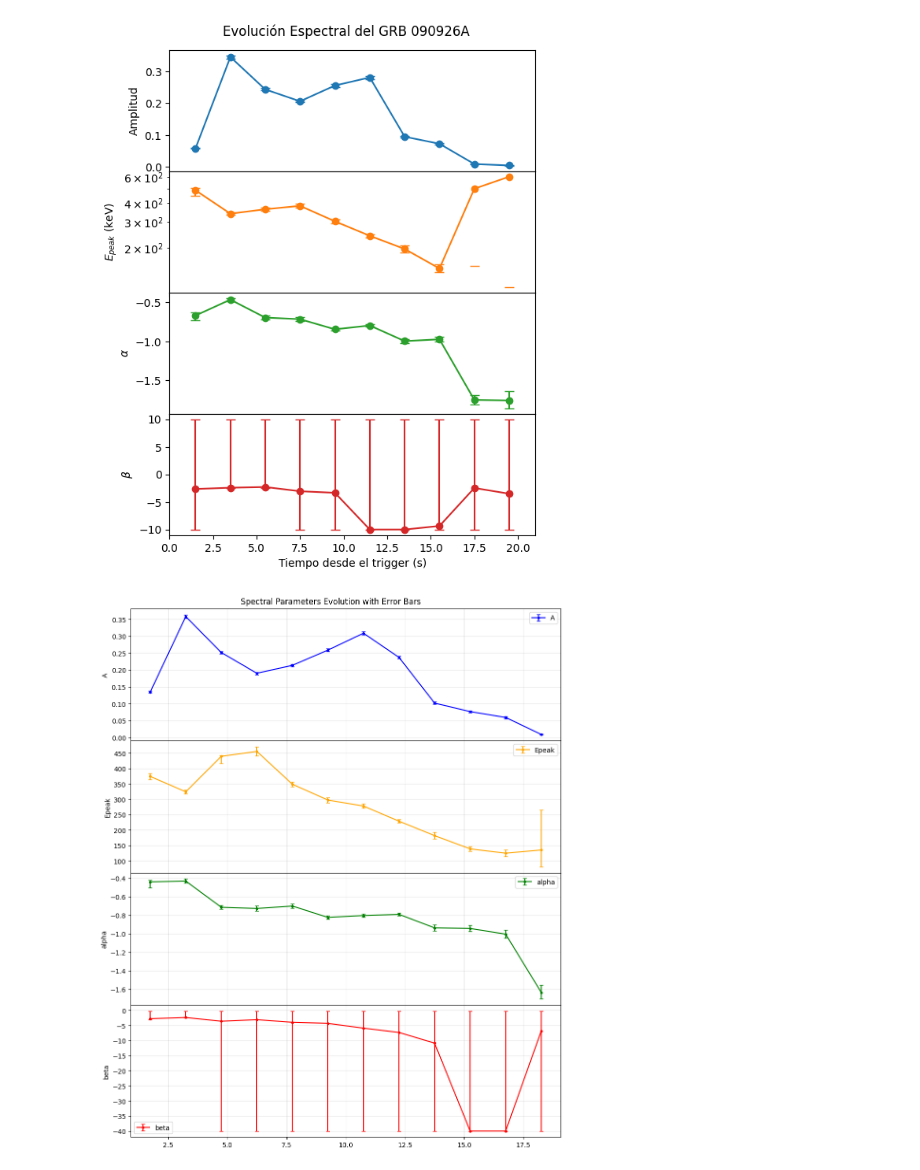
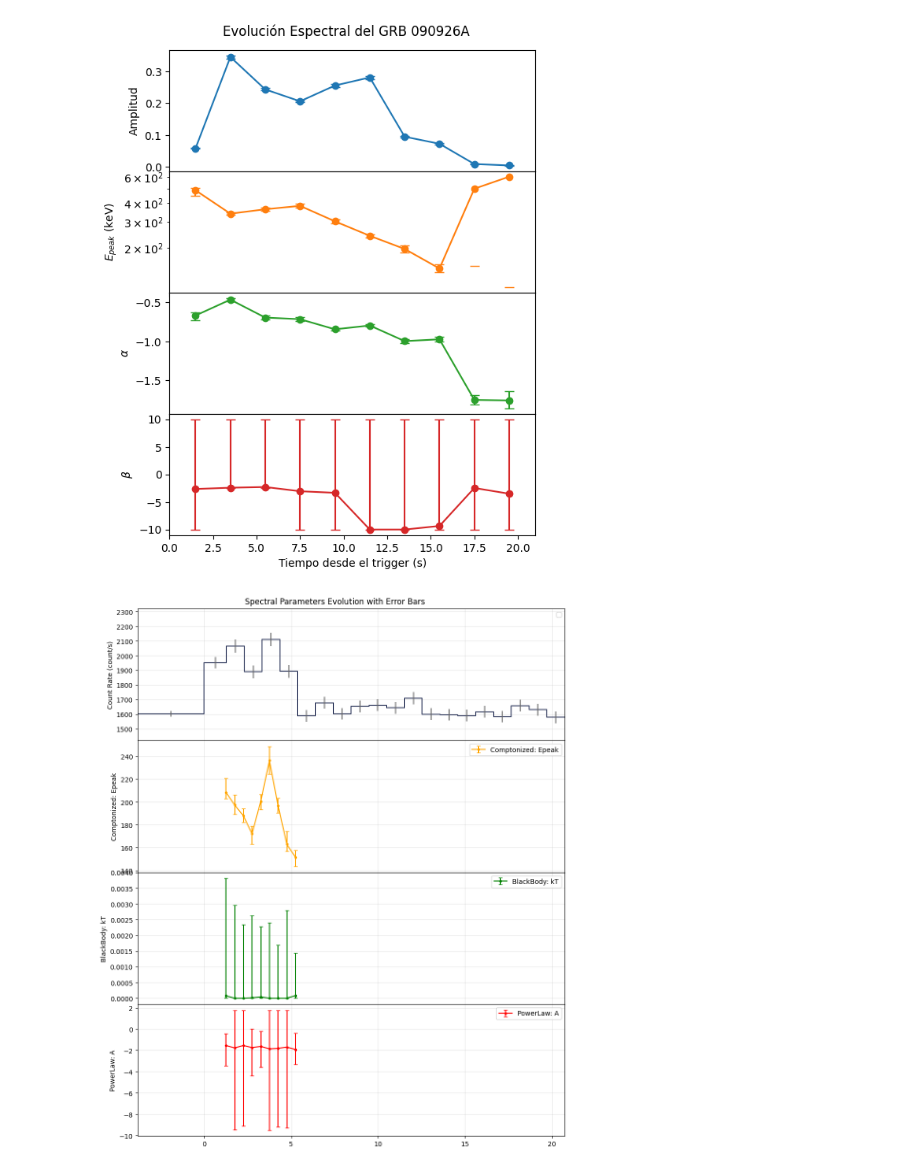
Before and after one commit to BrianDL/astro2025S02-GRB, a Jupyter notebook: analisis_espectral_multiple.ipynb, the cells around one changed output. Saved outputs shown, nothing was run; the diff lists cells and outputs as text; code cells hidden in the pictures.

```diff
--- a/analisis_espectral_multiple.ipynb
+++ b/analisis_espectral_multiple.ipynb
@@ -131,37 +113,65 @@ plt.show()
 # %%
 import pandas as pd
 import matplotlib.pyplot as plt
+
+from gdt.core.plot.lightcurve import Lightcurve
+from gdt.missions.fermi.gbm.phaii import GbmPhaii
+
+file_name = 'cstat_multicomponente.csv'
+
+#params = ('A','Epeak','alpha','beta')
+params = ('A','Comptonized: Epeak','BlackBody: kT','PowerLaw: A')
+
+cspec_obj181=GbmPhaii.open('datos/090926181/glg_cspec_b0_bn090926181_v00.pha') ### obj 181
+cspec_obj592=GbmPhaii.open('datos/090424592/glg_cspec_b1_bn090424592_v00.pha') ### obj 592
+
+t_range = (0,20)
+e_range = (325,9500)
+
+lc_data181 = cspec_obj181.to_lightcurve(time_range=t_range, energy_range=e_range)
+lc_data592 = cspec_obj592.to_lightcurve(time_range=t_range, energy_range=e_range)
+
+lc_data = lc_data592
+
 
 def plot_parameters_with_error_bars():
     """
     Read cstat_band_1.5.csv and plot A, Epeak, and alpha parameters with error bars.
     Requires pandas and matplotlib to be installed.
     """
     # Read the CSV file
-    df = pd.read_csv('cstat_band_1.5.csv')
+    df = pd.read_csv(file_name)
 
     # Create figure and axis
     fig, (ax1, ax2, ax3, ax4) = plt.subplots(4, 1, figsize=(10, 12), sharex=True, gridspec_kw={'hspace': 0})
+    lightcurve = Lightcurve(data=lc_data, ax=ax1)
 
     axes =(ax1, ax2, ax3, ax4)
-    params = ('A','Epeak','alpha','beta')
+
+    #params = ('A','Epeak','alpha','beta')
+    #params = ('A','Comptonized: Epeak','BlackBody: kT','PowerLaw: A')
+
     colors = ('blue','orange','green', 'red' )
     scales = ('linear', 'linear', 'linear', 'linear')
 
-    for ax, param, color, scale in zip(axes,params,colors,scales):
-        ax.errorbar(df['time_center'], df[param],
+    for idx, (ax, param, color, scale) in enumerate(zip(axes,params,colors,scales)):
+        if idx > 0:
+            ax.errorbar(df['time_center'], df[param],
                      yerr=[df[f'{param}_err_low'], df[f'{param}_err_high']],
                      fmt='.-', color=color, capsize=3, label=param)
-        ax.set_ylabel(param)
+
+            ax.set_ylabel(param)
+
         ax.set_yscale(scale)
         ax.legend()
         ax.grid(True, alpha=0.3)
 
     plt.suptitle('Spectral Parameters Evolution with Error Bars')
     plt.tight_layout()
+    plt.savefig('imagenes/grafica.png')
     plt.show()
 
 
 plot_parameters_with_error_bars()
 # %% [output]
-[figure, old version]
+[figure, new version]
```
Also changed, not shown: parts of 1 cell of this notebook, 3 other files.
